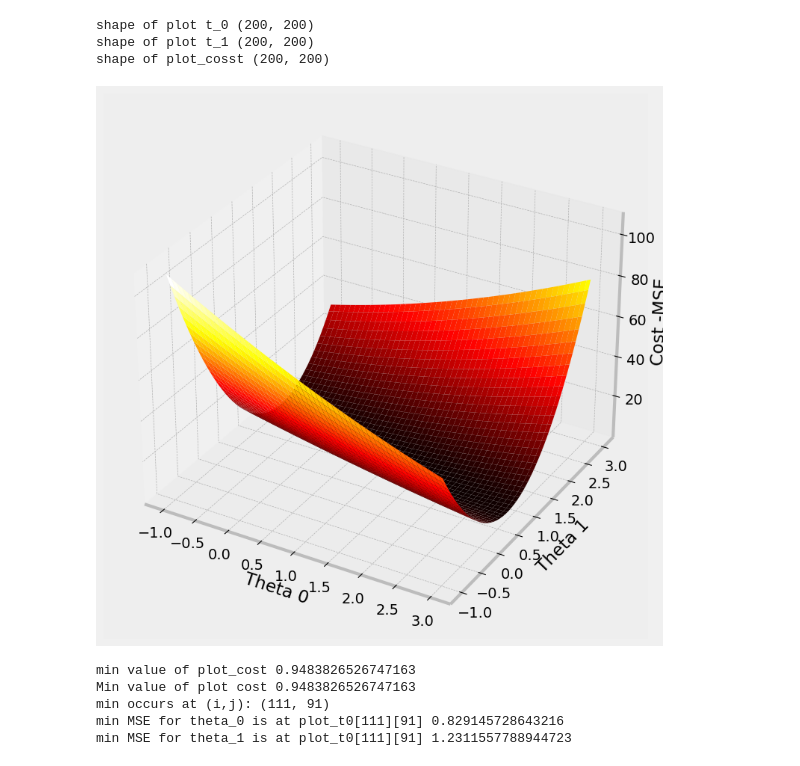
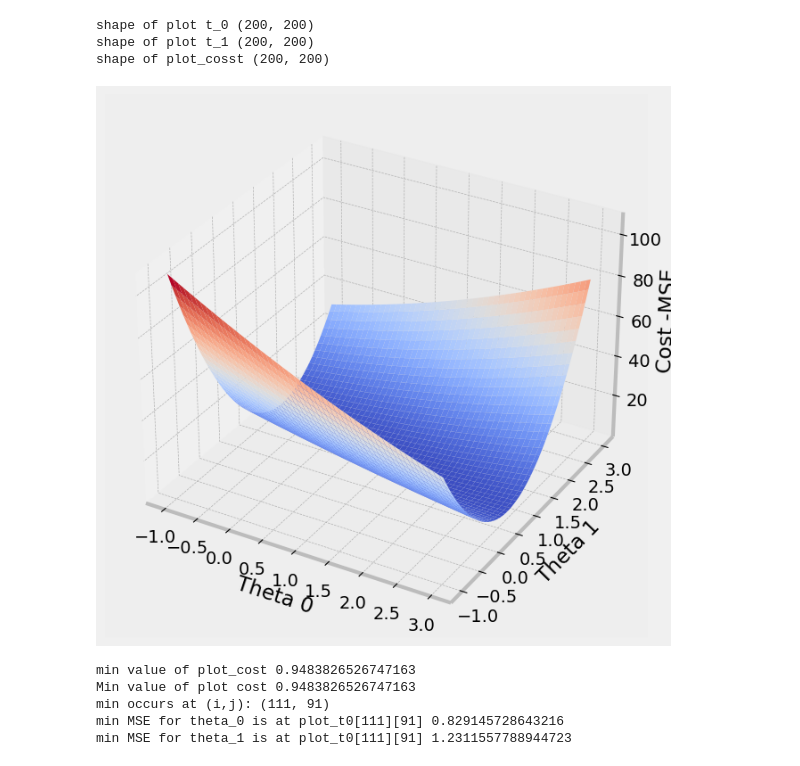
Before and after one commit to kuljeet234/Minor-ML-projects, a Jupyter notebook: gradient descent/gradient descent.ipynb, the cells around one changed output. Cells and saved outputs as stored; diff of their text form; code cells hidden in the pictures.

```diff
--- a/gradient descent/gradient descent.ipynb
+++ b/gradient descent/gradient descent.ipynb
@@ -609,17 +609,17 @@ shape of plot_cosst (200, 200)
 # %%
 #plotting mse
 
-fig =plt.figure(figsize=[9,9])
+fig =plt.figure(figsize=[7,9])
 ax = fig.add_subplot(111,projection = '3d')
 
 ax.set_xlabel('Theta 0')
 ax.set_ylabel('Theta 1')
 ax.set_zlabel('Cost -MSE')
 
-ax.plot_surface(plot_t0,plot_t1,plot_cost,cmap =cm.hot)
+ax.plot_surface(plot_t0,plot_t1,plot_cost,cmap =cm.coolwarm)
 plt.show()
 # %% [output]
-[figure, old version]
+[figure, new version]
 # %%
 print('min value of plot_cost', plot_cost.min())
 print('Min value of plot cost', plot_cost.min())
```
Also changed, not shown: parts of 4 cells of this notebook.
